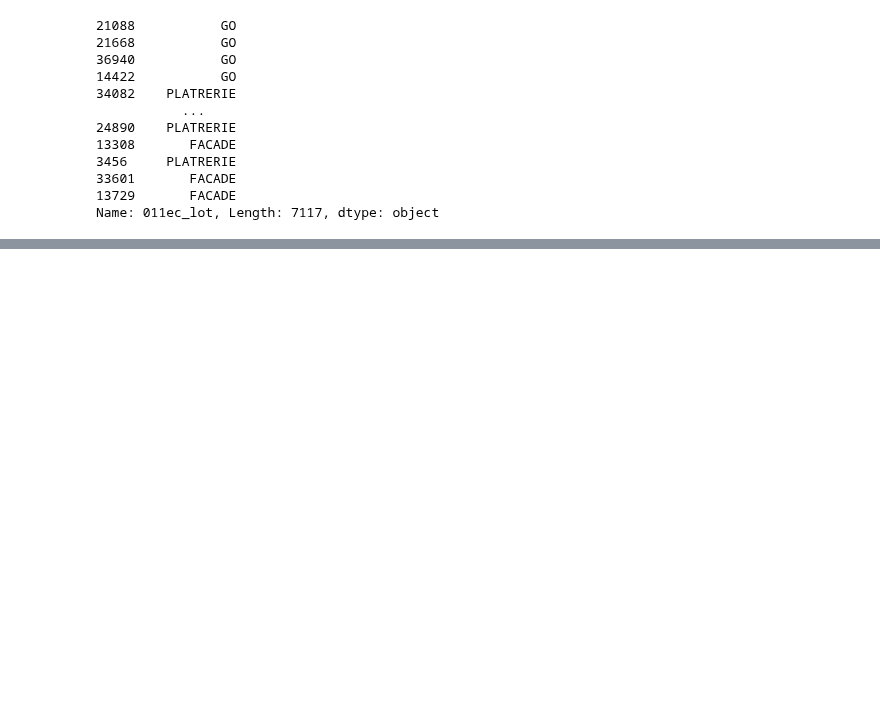
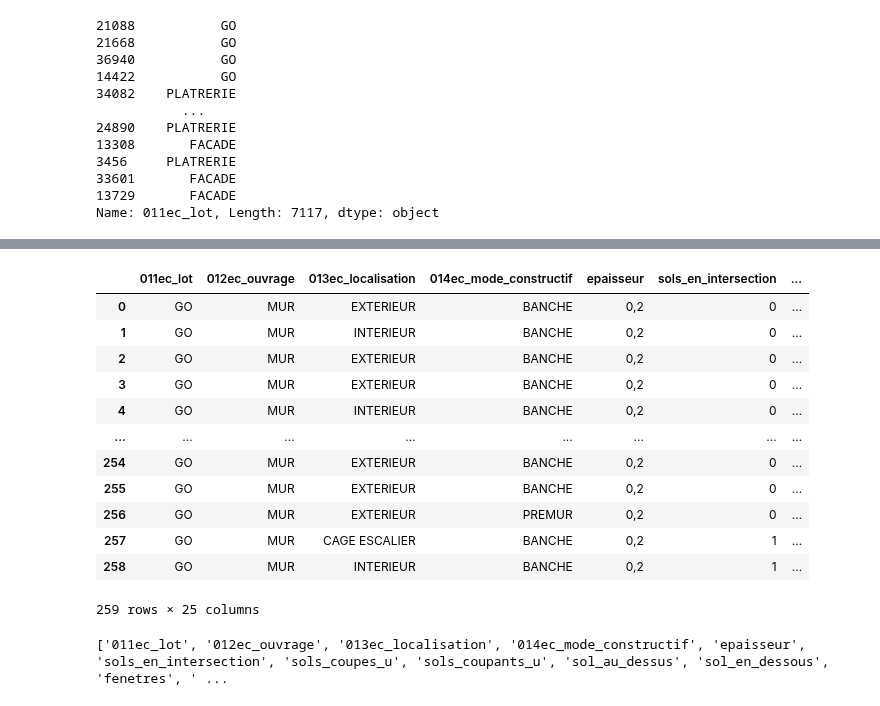
Before and after one commit to fqbq69/BIMpredict-, a Jupyter notebook: notebooks/fabian/RandomForest"murs".ipynb, the cells around one changed output, grey strips where cells are left out. Cells and saved outputs as stored; diff of their text form; code cells hidden in the pictures; blank space fills up the shorter version.

```diff
--- a/notebooks/fabian/RandomForest"murs".ipynb
+++ b/notebooks/fabian/RandomForest"murs".ipynb
@@ -269,6 +367,9 @@ y_multi
 39042 rows × 4 columns
 # %%
 from sklearn.metrics import f1_score
+
+# Générer les prédictions sur le jeu de test
+y_pred = pipeline.predict(X_test)
 
 # Calculer le F1-score pour chaque colonne (target) séparément
 f1_micro_list = []
@@ -491,0 +639,66 @@ BASSIN D'APPRENTISSAGE       1.00      0.50      0.67         2
+# %%
+colonnes_a_garder = [
+    "011EC_Lot",
+    "012EC_Ouvrage",
+    "013EC_Localisation",
+    "014EC_Mode Constructif",
+    "Epaisseur",
+    "Sols en intersection",
+    "Sols coupés (u)",
+    "Sols coupants (u)",
+    "Sol au-dessus",
+    "Sol en-dessous",
+    "Fenêtres",
+    "Portes",
+    "Ouvertures",
+    "Murs imbriqués",
+    "Mur multicouche",
+    "Profil modifié",
+    "Extension inférieure",
+    "Extension supérieure",
+    "Partie inférieure attachée",
+    "Partie supérieure attachée",
+    "Décalage supérieur",
+    "Décalage inférieur",
+    "Matériau structurel",
+    "Famille et type",
+    "Nom",
+]
+
+# On ne garde que les colonnes présentes dans le DataFrame
+df_test = df_test[[col for col in colonnes_a_garder if col in df_test.columns]]
+# %%
+df_test
+# %% [output]
+|  | 011ec_lot | 012ec_ouvrage | 013ec_localisation | 014ec_mode_constructif | epaisseur | sols_en_intersection | ... |
+| 0 | GO | MUR | EXTERIEUR | BANCHE | 0,2 | 0 | ... |
+| 1 | GO | MUR | INTERIEUR | BANCHE | 0,2 | 0 | ... |
+| 2 | GO | MUR | EXTERIEUR | BANCHE | 0,2 | 0 | ... |
+| 3 | GO | MUR | EXTERIEUR | BANCHE | 0,2 | 0 | ... |
+| 4 | GO | MUR | INTERIEUR | BANCHE | 0,2 | 0 | ... |
+| ... | ... | ... | ... | ... | ... | ... | ... |
+| 254 | GO | MUR | EXTERIEUR | BANCHE | 0,2 | 0 | ... |
+| 255 | GO | MUR | EXTERIEUR | BANCHE | 0,2 | 0 | ... |
+| 256 | GO | MUR | EXTERIEUR | PREMUR | 0,2 | 0 | ... |
+| 257 | GO | MUR | CAGE ESCALIER | BANCHE | 0,2 | 1 | ... |
+| 258 | GO | MUR | INTERIEUR | BANCHE | 0,2 | 1 | ... |
+259 rows × 25 columns
+# %%
+def clean_col(col):
+    # Enlever accents
+    col = ''.join(c for c in unicodedata.normalize('NFD', col) if unicodedata.category(c) != 'Mn')
+    col = col.lower()
+    # Remplacer espaces et tirets par _
+    col = re.sub(r"[ \-\(\)]", "_", col)
+    # Supprimer tout caractère non alphanumérique ou _
+    col = re.sub(r"[^a-z0-9_]", "", col)
+    # Nettoyer les doubles/triples underscores
+    col = re.sub(r"_+", "_", col)
+    # Supprimer _ en début/fin
+    col = col.strip("_")
+    return col
+
+df_test.columns = [clean_col(c) for c in df_test.columns]
+print(df_test.columns.tolist())
+# %% [output]
+['011ec_lot', '012ec_ouvrage', '013ec_localisation', '014ec_mode_constructif', 'epaisseur', 'sols_en_intersection', 'sols_coupes_u', 'sols_coupants_u', 'sol_au_dessus', 'sol_en_dessous', 'fenetres', ' ...
```
Also changed, not shown: parts of 48 cells of this notebook.
